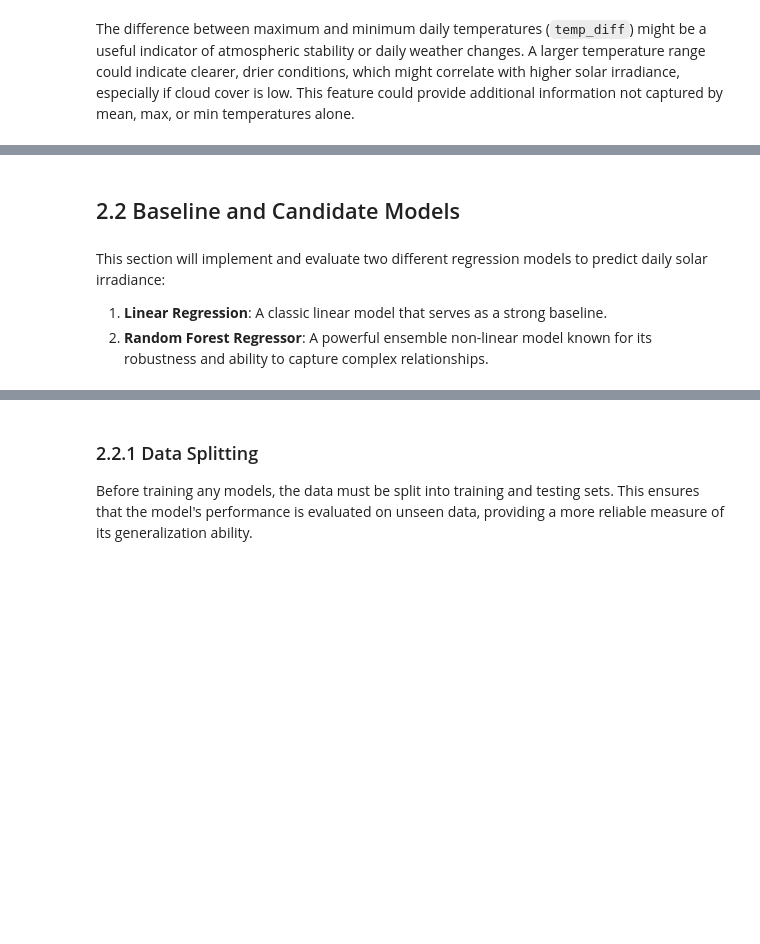
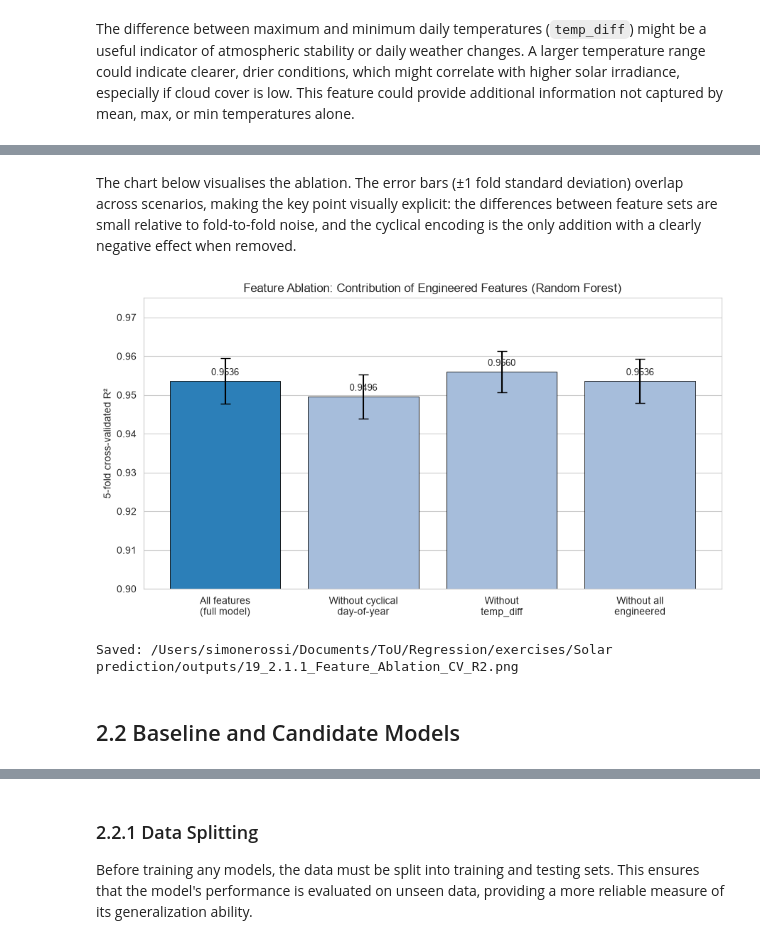
Before and after one commit to simonerossi83/regression-solar-prediction, a Jupyter notebook: notebook/Simone_Rossi_regression_capstone.ipynb, the cells around one changed output, grey strips where cells are left out. Drawn from its saved outputs; the diff is of its cells as text; code cells hidden in the pictures; blank space fills up the shorter version.

Commit message:
Added baseline for hyp testing

```diff
--- a/notebook/Simone_Rossi_regression_capstone.ipynb
+++ b/notebook/Simone_Rossi_regression_capstone.ipynb
@@ -324,7 +436,44 @@ DataFrame with new features:
+# %% [markdown]
+The chart below visualises the ablation. The error bars (±1 fold standard deviation) overlap across scenarios, making the key point visually explicit: the differences between feature sets are small relative to fold-to-fold noise, and the cyclical encoding is the only addition with a clearly negative effect when removed.
+# %%
+# Visualise the feature ablation and export the figure to outputs/.
+import matplotlib.pyplot as plt
+import seaborn as sns
+from pathlib import Path
+
+_out = Path('outputs')
+if not _out.exists():
+    _out = Path('../outputs')
+_out.mkdir(parents=True, exist_ok=True)
+
+sns.set_style('whitegrid')
+
+_label_map = {
+    'All features (full model)': 'All features\n(full model)',
+    'Without cyclical day-of-year': 'Without cyclical\nday-of-year',
+    'Without temp_diff': 'Without\ntemp_diff',
+    'Without all engineered features': 'Without all\nengineered',
+}
+_ab = ablation_df.copy()
+_ab['label'] = _ab['Scenario'].map(_label_map).fillna(_ab['Scenario'])
+_colors = ['#2c7fb8' if s == 'All features (full model)' else '#a6bddb' for s in _ab['Scenario']]
+
+fig, ax = plt.subplots(figsize=(9, 5))
+bars = ax.bar(_ab['label'], _ab['CV R2 (mean)'], yerr=_ab['CV R2 (std)'],
+              capsize=5, color=_colors, edgecolor='black', linewidth=0.6)
+ax.set_ylim(0.90, 0.975)
+ax.set_ylabel('5-fold cross-validated R²')
+ax.set_title('Feature Ablation: Contribution of Engineered Features (Random Forest)')
+ax.grid(axis='x', visible=False)
+for b, v in zip(bars, _ab['CV R2 (mean)']):
+    ax.text(b.get_x() + b.get_width() / 2, v + 0.001, f'{v:.4f}',
+            ha='center', va='bottom', fontsize=9)
+plt.tight_layout()
+fig.savefig(_out / '19_2.1.1_Feature_Ablation_CV_R2.png', dpi=150, bbox_inches='tight')
+plt.show()
+print('Saved:', (_out / '19_2.1.1_Feature_Ablation_CV_R2.png').resolve())
+# %% [output]
+[figure, added]
+Saved: /Users/simonerossi/Documents/ToU/Regression/exercises/Solar prediction/outputs/19_2.1.1_Feature_Ablation_CV_R2.png
 # %% [markdown]
 ## 2.2 Baseline and Candidate Models
-# %% [markdown]
-This section will implement and evaluate two different regression models to predict daily solar irradiance:
-
-1.  **Linear Regression**: A classic linear model that serves as a strong baseline.
-2.  **Random Forest Regressor**: A powerful ensemble non-linear model known for its robustness and ability to capture complex relationships.
```
Also changed, not shown: parts of 18 cells of this notebook, 3 other files.
